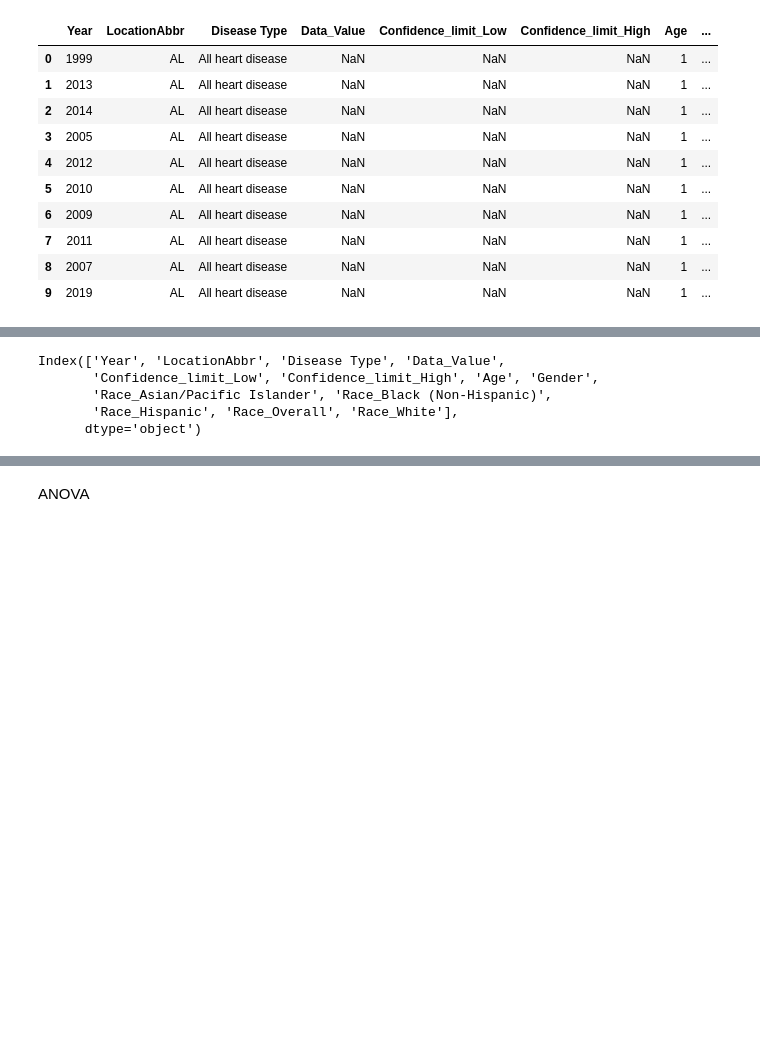
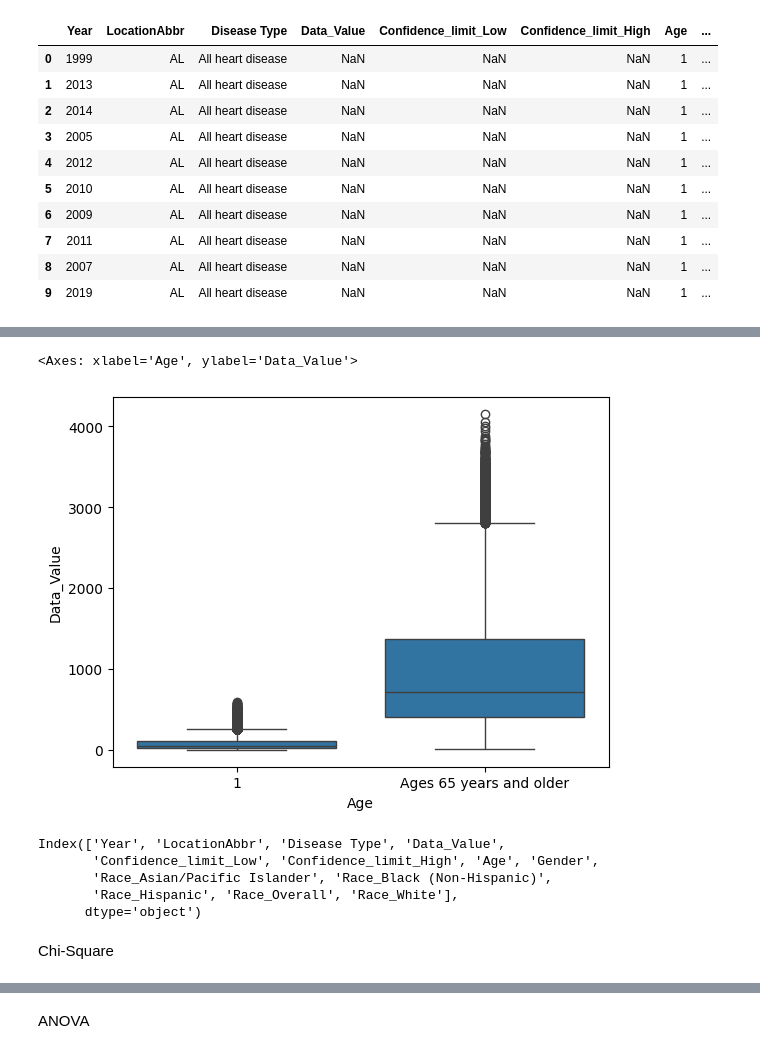
Before and after one commit to angiew-02/AHI-Capstone-Project, a Jupyter notebook: AHI_Capstone_25'.ipynb, the cells around one changed output, grey strips where cells are left out. Cells and saved outputs as stored; diff of their text form; code cells hidden in the pictures; blank space fills up the shorter version.

```diff
--- a/AHI_Capstone_25'.ipynb
+++ b/AHI_Capstone_25'.ipynb
@@ -261,3 +244,9 @@ T-test for Disease Type: t-statistic = 53.0521, p-value = 0.0000
+# %%
+import seaborn as sns
+sns.boxplot(data=heartdisease_cleaned, x='Age', y='Data_Value')
+# %% [output]
+<Axes: xlabel='Age', ylabel='Data_Value'>
+[figure, added]
 # %%
 # One-hot encode 'race' only (drop first to avoid dummy variable trap)
 heartdisease_cleaned = pd.get_dummies(
@@ -273,6 +262,8 @@ Index(['Year', 'LocationAbbr', 'Disease Type', 'Data_Value',
        'Race_Asian/Pacific Islander', 'Race_Black (Non-Hispanic)',
        'Race_Hispanic', 'Race_Overall', 'Race_White'],
       dtype='object')
+# %% [markdown]
+Chi-Square
 # %%
 from scipy.stats import chi2_contingency
 import pandas as pd
```
Also changed, not shown: parts of 13 cells of this notebook.
